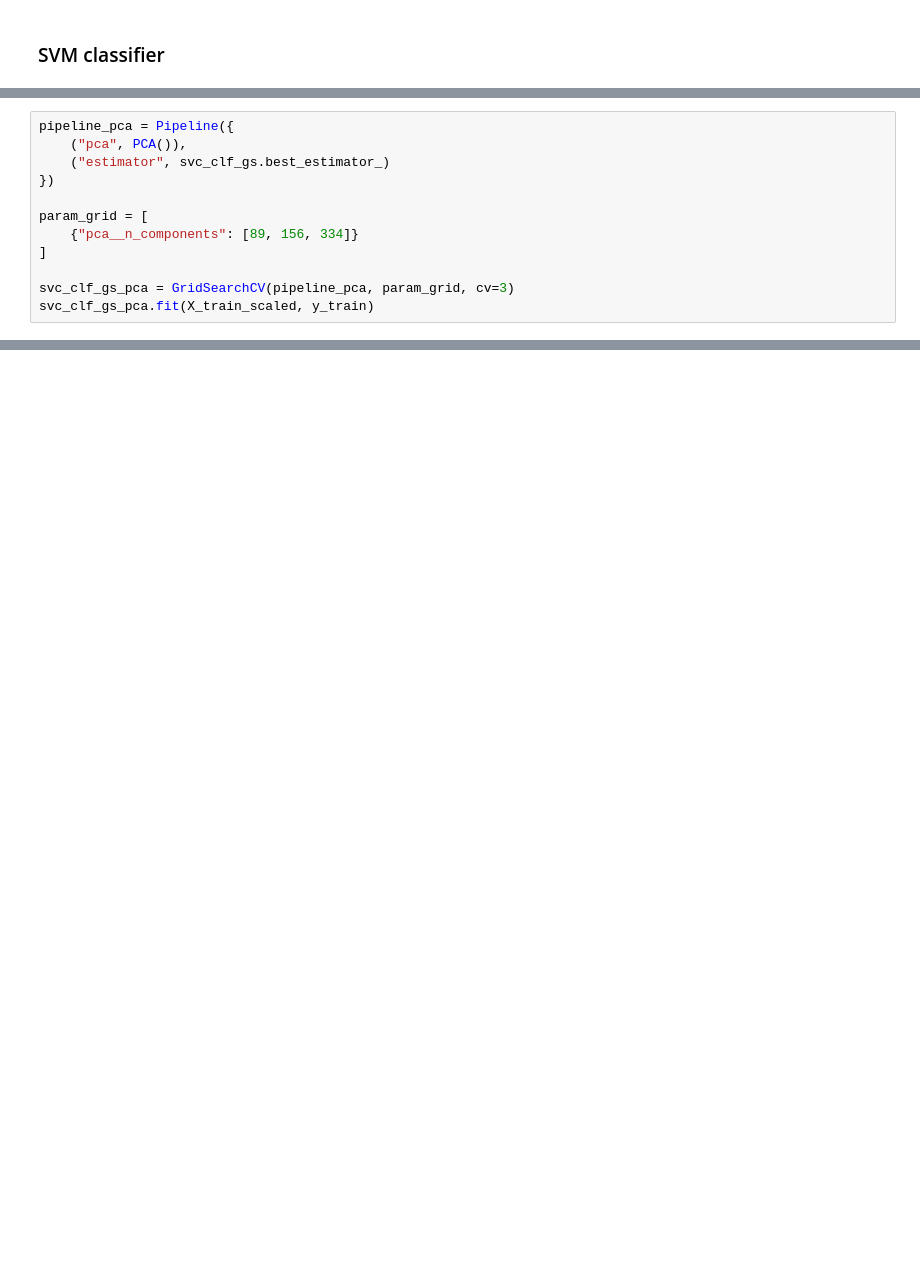
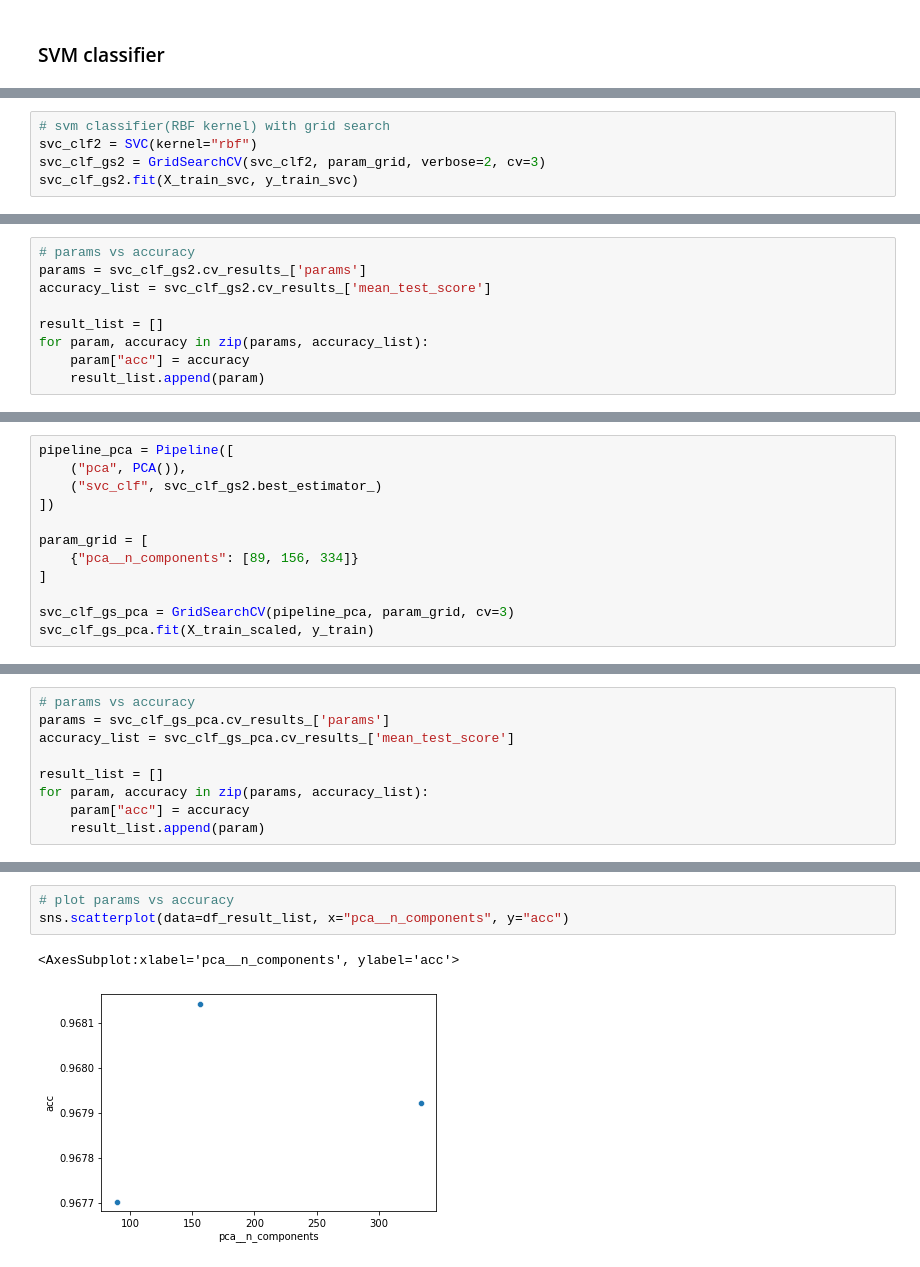
Before and after one commit to Sampeipei/ML_Process_Examples, a Jupyter notebook: fy_9ue5t/02_SVM_model.ipynb, the cells around one changed output, grey strips where cells are left out. Saved outputs shown, nothing was run; the diff lists cells and outputs as text; blank space fills up the shorter version.

```diff
--- a/fy_9ue5t/02_SVM_model.ipynb
+++ b/fy_9ue5t/02_SVM_model.ipynb
@@ -376,0 +366,5 @@ svc_clf_gs.fit(X_train_svc, y_train_svc)
+# %%
+# svm classifier(RBF kernel) with grid search
+svc_clf2 = SVC(kernel="rbf")
+svc_clf_gs2 = GridSearchCV(svc_clf2, param_grid, verbose=2, cv=3)
+svc_clf_gs2.fit(X_train_svc, y_train_svc)
@@ -376,0 +392,9 @@ svc_clf_gs.fit(X_train_svc, y_train_svc)
+# %%
+# params vs accuracy
+params = svc_clf_gs2.cv_results_['params']
+accuracy_list = svc_clf_gs2.cv_results_['mean_test_score']
+
+result_list = []
+for param, accuracy in zip(params, accuracy_list):
+    param["acc"] = accuracy
+    result_list.append(param)
@@ -377,8 +473,8 @@ svc_clf_gs.fit(X_train_svc, y_train_svc)
 # %%
-pipeline_pca = Pipeline({
+pipeline_pca = Pipeline([
     ("pca", PCA()),
-    ("estimator", svc_clf_gs.best_estimator_)
-})
+    ("svc_clf", svc_clf_gs2.best_estimator_)
+])
 
 param_grid = [
     {"pca__n_components": [89, 156, 334]}
@@ -388,0 +490,9 @@ svc_clf_gs_pca.fit(X_train_scaled, y_train)
+# %%
+# params vs accuracy
+params = svc_clf_gs_pca.cv_results_['params']
+accuracy_list = svc_clf_gs_pca.cv_results_['mean_test_score']
+
+result_list = []
+for param, accuracy in zip(params, accuracy_list):
+    param["acc"] = accuracy
+    result_list.append(param)
@@ -388,0 +513,6 @@ svc_clf_gs_pca.fit(X_train_scaled, y_train)
+# %%
+# plot params vs accuracy
+sns.scatterplot(data=df_result_list, x="pca__n_components", y="acc")
+# %% [output]
+<AxesSubplot:xlabel='pca__n_components', ylabel='acc'>
+[figure, added]
```
Also changed, not shown: parts of 48 cells of this notebook, 2 other files.
